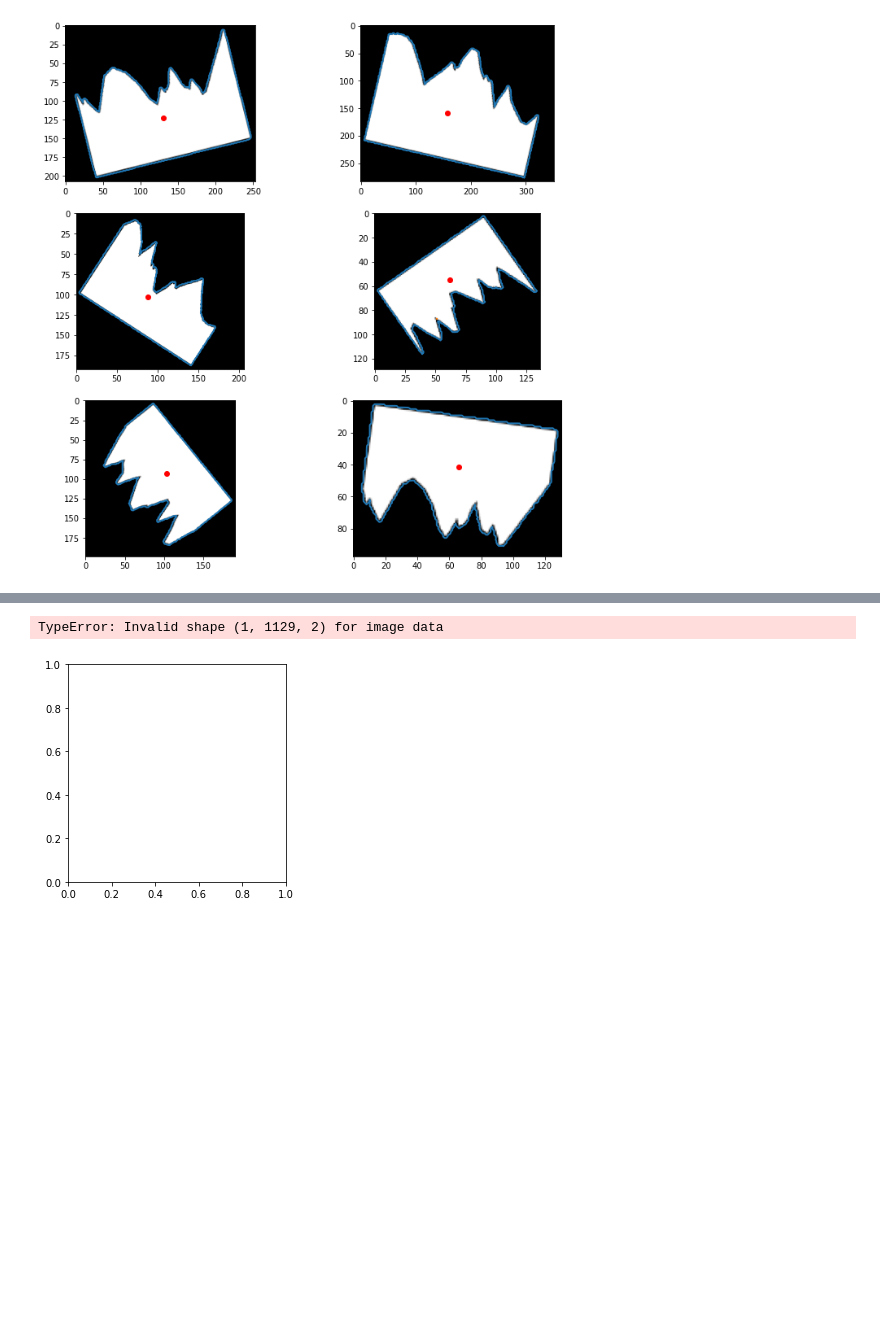
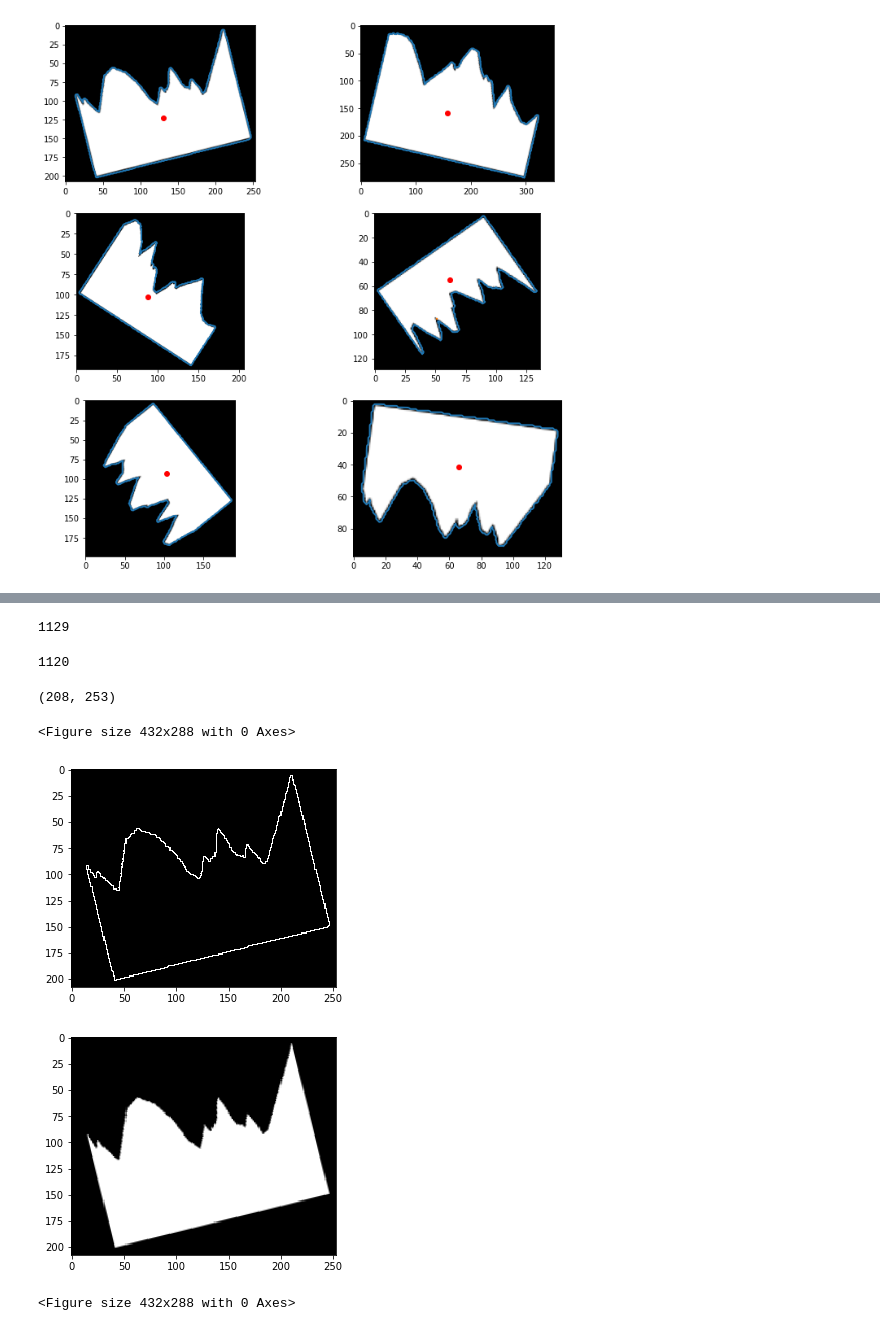
Before and after one commit to Dombearx/piro1, a Jupyter notebook: Run.ipynb, the cells around one changed output, grey strips where cells are left out. Saved outputs shown, nothing was run; the diff lists cells and outputs as text; code cells hidden in the pictures; blank space fills up the shorter version.

```diff
--- a/Run.ipynb
+++ b/Run.ipynb
@@ -145,17 +149,14 @@ pixelContours = []
 neighborhood = [(-1,-1), (-1, 0), (-1, 1), (0, -1), (0, 1), (1, -1), (1, 0), (1, 1)]
 
 for image in numpyImages[:1]:
-    for column, line in enumerate(image):
-        for row, pixel in enumerate(line):
-            blackPixels = 0
+    for row, line in enumerate(image):
+        for column, pixel in enumerate(line):
             if(pixel == 0):
                 continue
             for x,y in neighborhood:
                 try:
                     if image[row + x, column + y] == 0:
-                        blackPixels += 1
+                        pixelContours.append((row, column))
                         break
                 except:
-                    pass
-            if(blackPixels > 0):
-                pixelContours.append([row, column])
+                    print("err")
@@ -181,7 +191,30 @@ pixelContours
  ...]
+# %%
+len(test_contours)
+# %% [output]
+1129
+# %%
+len(pixelContours)
+# %% [output]
+1120
+# %%
+contursMap = np.zeros(numpyImages[0].shape)
+# %%
+contursMap.shape
+# %% [output]
+(208, 253)
+# %%
+for r, line in enumerate(contursMap):
+    for c, _ in enumerate(line):
+        if((r,c) in pixelContours):
+            contursMap[r,c] = 1
 # %%
-plt.imshow(contours[0], cmap='gray', interpolation='nearest')
+plt.imshow(contursMap, cmap='gray', interpolation='nearest')
 plt.figure()
+plt.imshow(numpyImages[0], cmap='gray', interpolation='nearest')
+plt.figure()
 # %% [output]
-TypeError: Invalid shape (1, 1129, 2) for image data
+<Figure size 432x288 with 0 Axes>
-[figure, old version]
+[figure, new version]
+[figure, added]
+<Figure size 432x288 with 0 Axes>
```
Also changed, not shown: parts of 26 cells of this notebook.
